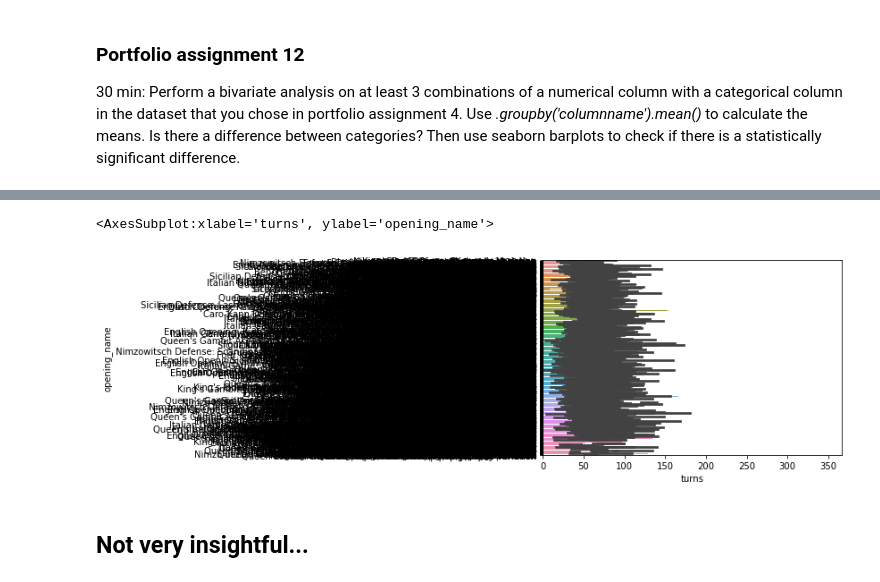
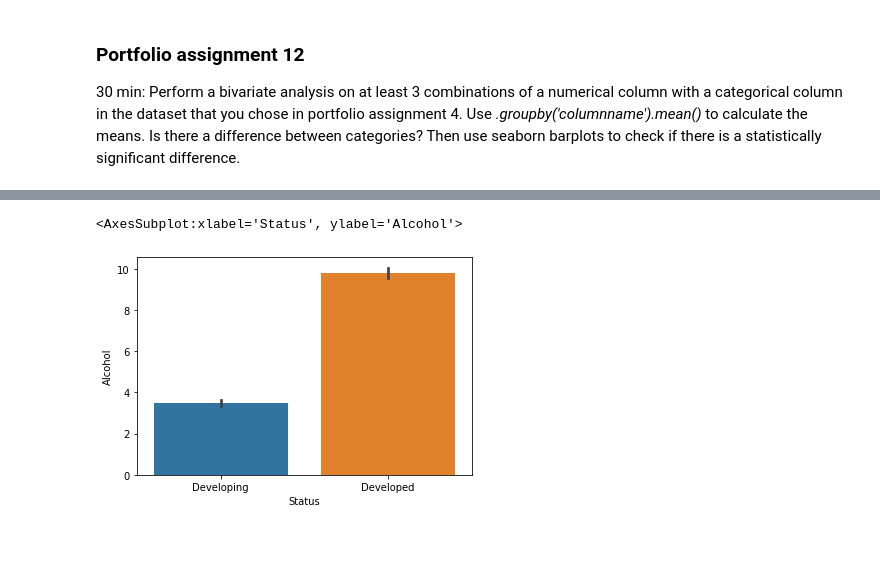
Before and after one commit to Maurice-De-Ridder/DataScience, a Jupyter notebook: Portfolio opdracht 12.ipynb, the cells around one changed output, grey strips where cells are left out. Drawn from its saved outputs; the diff is of its cells as text; code cells hidden in the pictures; blank space fills up the shorter version.

```diff
--- a/Portfolio opdracht 12.ipynb
+++ b/Portfolio opdracht 12.ipynb
@@ -4,7 +4,9 @@
 # %%
 import seaborn as sns
 import pandas as pd
+from scipy.stats import chi2_contingency
+import matplotlib.pyplot as plt
 
-df = pd.read_csv('games.csv')
+df = pd.read_csv('Life Expectancy Data.csv')
 df.head()
 # %% [output]
@@ -34,7 +53,5 @@ df.groupby('opening_eco').mean()
 # %%
-sns.barplot(y="opening_name", x="turns", data=df)
+sns.barplot(y='Alcohol', x='Status', data=df)
 # %% [output]
-<AxesSubplot:xlabel='turns', ylabel='opening_name'>
+<AxesSubplot:xlabel='Status', ylabel='Alcohol'>
-[figure, old version]
+[figure, new version]
-# %% [markdown]
-## Not very insightful...
```
Also changed, not shown: parts of 21 cells of this notebook, 8 other files.
